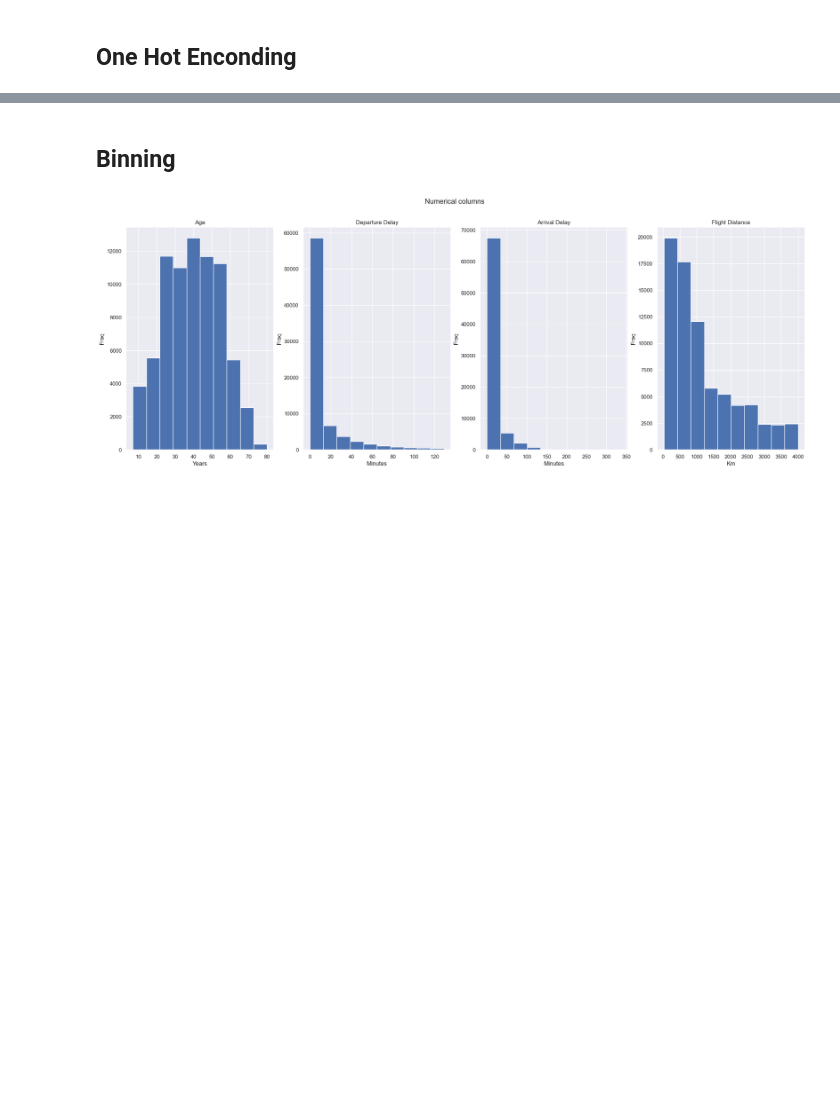
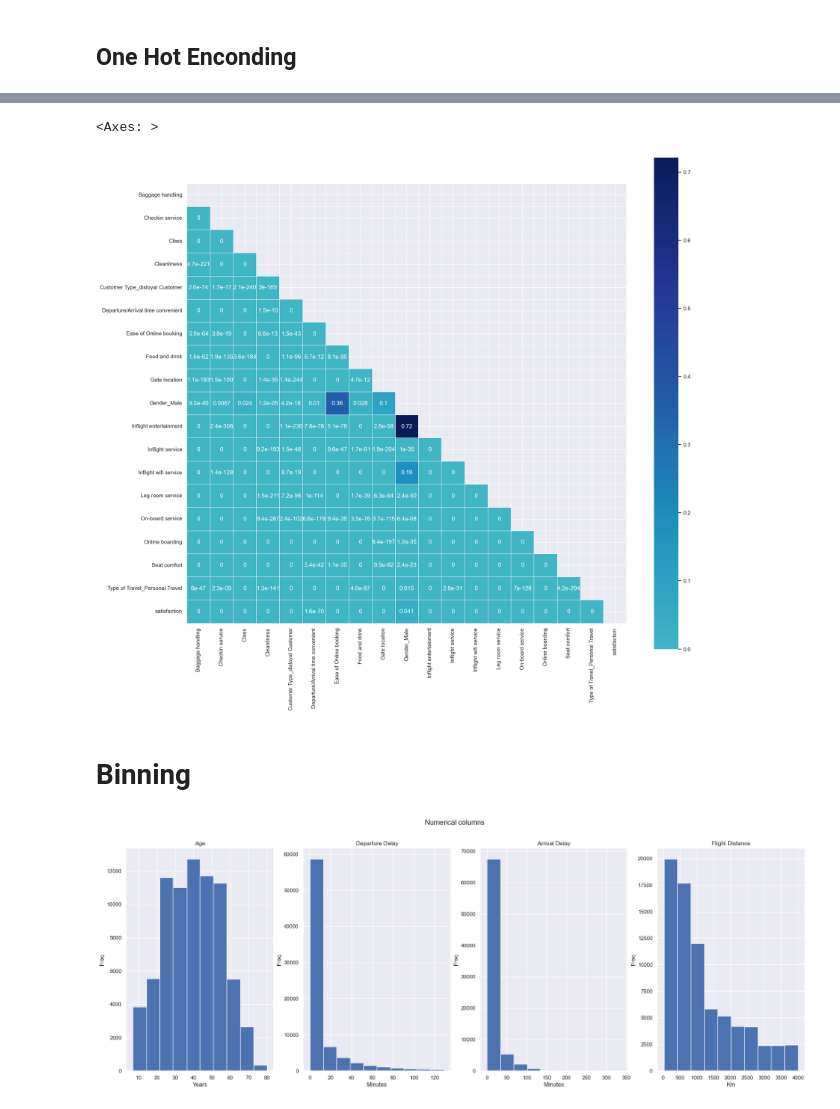
Before and after one commit to Charlesbr101/projeto-redes-neurais, a Jupyter notebook: main.ipynb, the cells around one changed output, grey strips where cells are left out. Drawn from its saved outputs; the diff is of its cells as text; code cells hidden in the pictures; blank space fills up the shorter version.

```diff
--- a/main.ipynb
+++ b/main.ipynb
@@ -125,0 +185,20 @@ After Encoding:  [[0]
+# %%
+columns = ['Class', 'Inflight wifi service',
+       'Departure/Arrival time convenient', 'Ease of Online booking',
+       'Gate location', 'Food and drink', 'Online boarding', 'Seat comfort',
+       'Inflight entertainment', 'On-board service', 'Leg room service',
+       'Baggage handling', 'Checkin service', 'Inflight service',
+       'Cleanliness', 'satisfaction', 'Type of Travel_Personal Travel', 'Gender_Male',
+       'Customer Type_disloyal Customer']
+
+print('Shape Before dropna: ', train_df[columns].shape)
+df_corr = train_df[columns].dropna()
+print('Shape After dropna: ', df_corr.shape)
+
+cat_var_prod = list(product(columns,columns, repeat = 1))
+
+result = []
+for i in cat_var_prod:
+       if i[0] != i[1]:
+              result.append((i[0],i[1],list(stats.chi2_contingency(pd.crosstab(df_corr[i[0]], df_corr[i[1]])))[1]))
+result
@@ -126,5 +225,26 @@ After Encoding:  [[0]
+# %%
+chi_test_output = pd.DataFrame(result, columns = ['var1', 'var2',
+                                                       'corr'])
+
+chi_test_output = chi_test_output.pivot(index='var1', columns='var2', values='corr')
+chi_test_output =  chi_test_output.rename_axis(None, axis=1)
+chi_test_output =  chi_test_output.rename_axis(None, axis=0)
+
+# Generate a mask for the upper triangle
+mask = np.zeros_like(chi_test_output, dtype=bool)
+mask[np.triu_indices_from(mask)] = True
+
+# Set up the matplotlib figure
+f, ax = plt.subplots(figsize=(20, 18))
+
+# Draw the heatmap with the mask and correct aspect ratio
+sns.heatmap(chi_test_output, annot = True, mask=mask, cmap="YlGnBu", center=0,
+           square=True, linewidths=.5)
+# %% [output]
+<Axes: >
+[figure, added]
 # %% [markdown]
-## Binning
+# Binning
 # %%
 binning_vars = ['Age', 'Departure Delay in Minutes', 'Arrival Delay in Minutes', 'Flight Distance']
 
```
Also changed, not shown: parts of 39 cells of this notebook, 1 other file.
